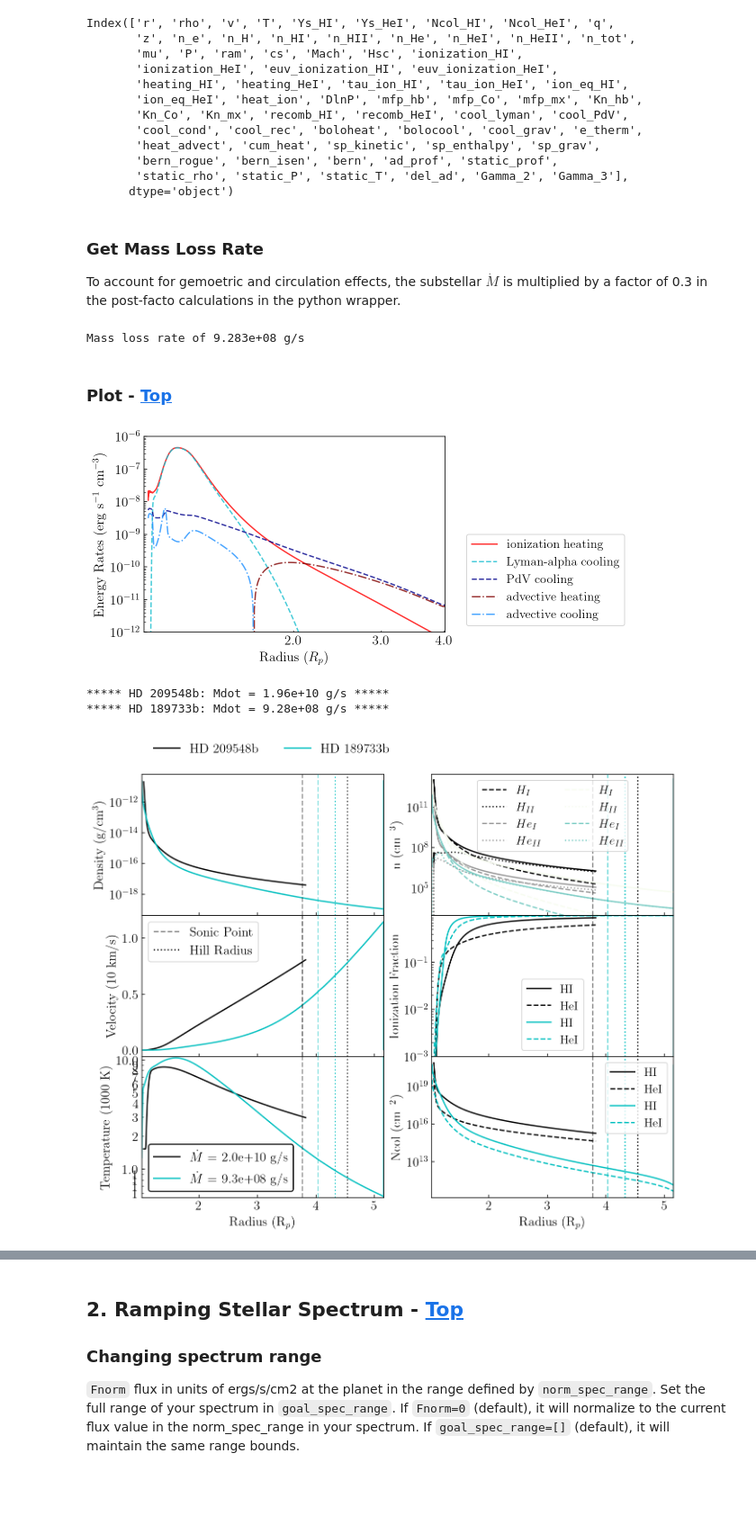
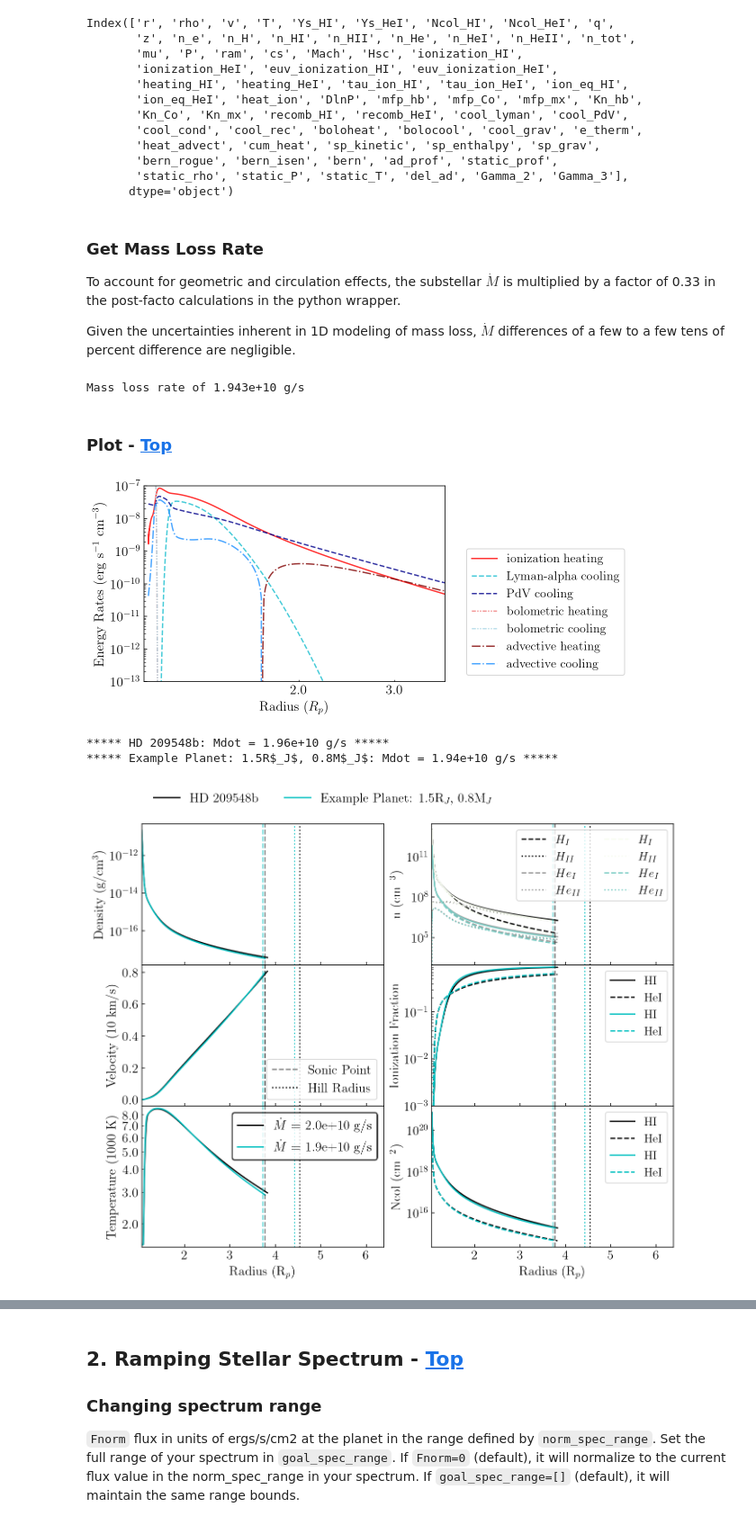
Before and after one commit to mibroome/wind-ae, a Jupyter notebook: Notebooks/Quickstart.ipynb, the cells around one changed output, grey strips where cells are left out. Shown: that part at 90% size. Cells and saved outputs as stored; diff of their text form; code cells hidden in the pictures; blank space fills up the shorter version.

```diff
--- a/Notebooks/Quickstart.ipynb
+++ b/Notebooks/Quickstart.ipynb
@@ -102,0 +118,8 @@ Successfully converged Rmax to 5.155691 (Ncol also converged).
+# %%
+sim.load_planet('saves/HD209458b/HD209_13.6-2000eV_H-He.csv',
+                expedite=True,print_atmo_composition=False)
+#expediting because we don't need to do the post facto calculations
+
+%time sim.ramp_to(system=example,converge=False)
+print("\n\nMass loss rate using sim.ramp_to(converge=False):",
+      f" {sim.windsoln.Mdot:.4e} g/s\n")
@@ -102,0 +140,8 @@ Successfully converged Rmax to 5.155691 (Ncol also converged).
+# %%
+sim.load_planet('saves/HD209458b/HD209_13.6-2000eV_H-He.csv',
+                expedite=True,print_atmo_composition=False)
+#expediting because we don't need to do the post facto calculations
+
+%time sim.ramp_grav(system=example,converge=False,make_plot=False)
+print("\n\nMass loss rate using sim.ramp_grav(converge=False):",
+      f" {sim.windsoln.Mdot:.4e} g/s\n")
@@ -123,38 +181,46 @@ Index(['r', 'rho', 'v', 'T', 'Ys_HI', 'Ys_HeI', 'Ncol_HI', 'Ncol_HeI', 'q',
       dtype='object')
 # %% [markdown]
 ### Get Mass Loss Rate <a id='Mdot'></a>
-To account for gemoetric and circulation effects, the substellar $\dot{M}$ is multiplied by a factor of 0.3 in the post-facto calculations in the python wrapper.
+To account for geometric and circulation effects, the substellar $\dot{M}$ is multiplied by a factor of 0.33 in the post-facto calculations in the python wrapper.
+
+Given the uncertainties inherent in 1D modeling of mass loss, $\dot{M}$ differences of a few to a few tens of percent difference are negligible.
 # %%
 Mdot = sim.windsoln.Mdot
 print(f"Mass loss rate of {Mdot:.3e} g/s")
 # %% [output]
-Mass loss rate of 9.283e+08 g/s
+Mass loss rate of 1.943e+10 g/s
 # %% [markdown]
 ### Plot <a id='plot'></a>        -         [Top](#top)
 # %%
 energy_plot(sim.windsoln)
 # %% [output]
-[figure, old version]
+[figure, new version]
 # %%
 #Compare to an existing solution
 #load JUST the post-facto calculations from an existing solution
 sim_HD209 = wind_sim()
 sim_HD209.load_uservars('saves/HD209458b/HD209_13.6-2000eV_H-He.csv')
 
-#perform the post-facto calculations for the planet currently in the windsoln object, HD189733 b
+#perform the post-facto calculations for the planet currently in the windsoln object
 sim.windsoln.add_user_vars()
-#alternatives: sim.load_uservars('saves/windsoln.csv'), sim.load_planet('saves/windsoln.csv',expedite=False)
+#alternatives:
+#sim.load_uservars('saves/windsoln.csv')
+#sim.load_planet('saves/windsoln.csv',expedite=False)
 
 #To plot comparisons
 ax = six_panel_plot(sim_HD209.windsoln,
                     line_label='HD 209548b',line_color='k')
+
+R = sim.windsoln.Rp/const.Rjupiter
+M = sim.windsoln.Mp/const.Mjupiter
 six_panel_plot(sim.windsoln,
                first_plotted=False,ax=ax,
-               line_label='HD 189733b',line_color='c')
+               line_label=f'Example Planet: {R}R$_J$, {M}M$_J$',
+               line_color='c')
 plt.show()
 # %% [output]
 ***** HD 209548b: Mdot = 1.96e+10 g/s *****
-***** HD 189733b: Mdot = 9.28e+08 g/s *****
+***** Example Planet: 1.5R$_J$, 0.8M$_J$: Mdot = 1.94e+10 g/s *****
-[figure, old version]
+[figure, new version]
 # %% [markdown]
 ### Save Planet <a id='save'></a>
```
Also changed, not shown: parts of 34 cells of this notebook, 21 other files.
